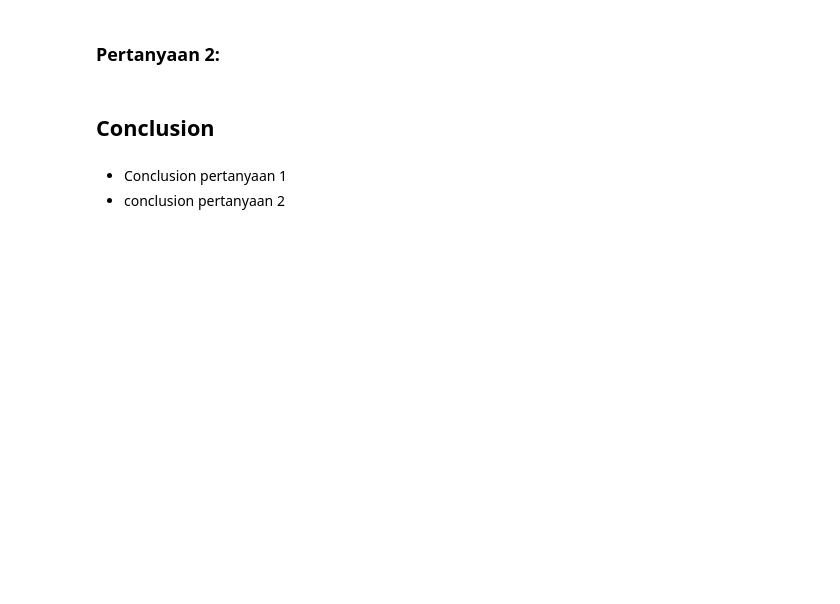
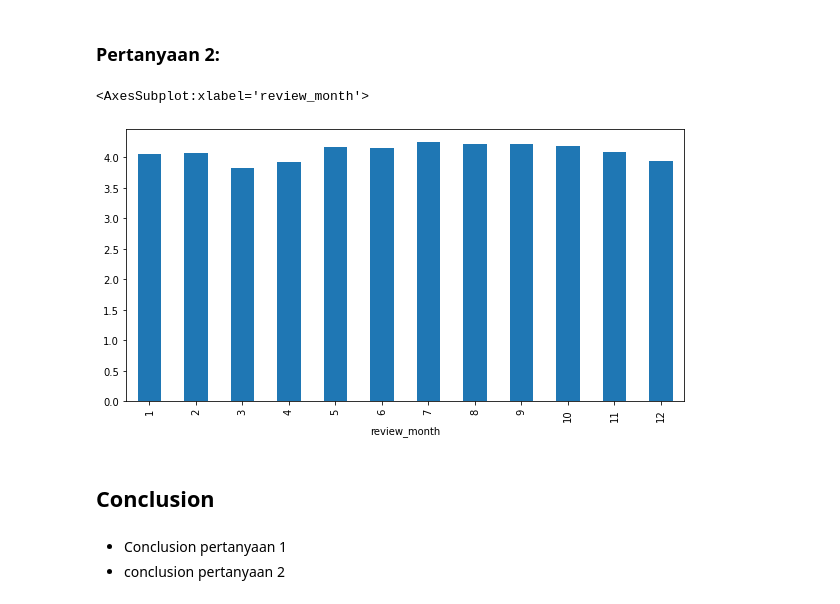
Before and after one commit to ptrnd/brazilian_ecommerce_analysis, a Jupyter notebook: ecommerce_analysis.ipynb, the cells around one changed output. Cells and saved outputs as stored; diff of their text form; code cells hidden in the pictures; blank space fills up the shorter version.

```diff
--- a/ecommerce_analysis.ipynb
+++ b/ecommerce_analysis.ipynb
@@ -523,0 +581,4 @@ orders_data['order_estimated_delivery_date'] = pd.to_datetime(orders_data['order
+# %%
+# bagaimana review layanan dari customer dari bulan ke bulan?
+order_reviews_data['review_month'] = order_reviews_data['review_answer_timestamp'].dt.month
+order_reviews_data.groupby('review_month')['review_score'].mean()
@@ -528,5 +610,12 @@ orders_data['order_estimated_delivery_date'] = pd.to_datetime(orders_data['order
 # %% [markdown]
 ### Pertanyaan 2:
+# %%
+# bagaimana review layanan dari customer dari waktu ke waktu dari bulan ke bulan?
+order_reviews_data['review_month'] = order_reviews_data['review_answer_timestamp'].dt.month
+order_reviews_data.groupby('review_month')['review_score'].mean().plot(kind='bar', figsize=(10, 5))
+# %% [output]
+<AxesSubplot:xlabel='review_month'>
+[figure, added]
 # %% [markdown]
 ## Conclusion
 # %% [markdown]
```
Also changed, not shown: parts of 8 cells of this notebook.
